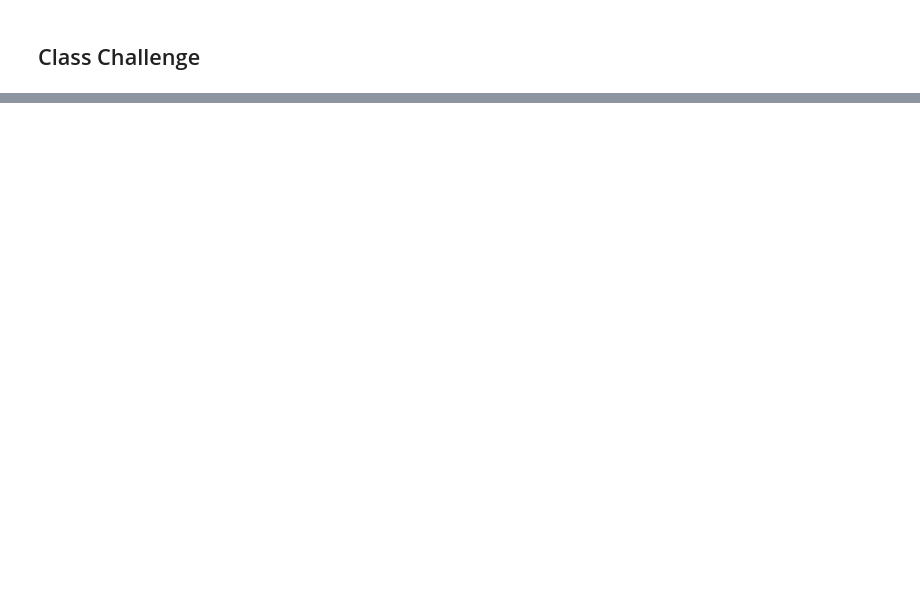
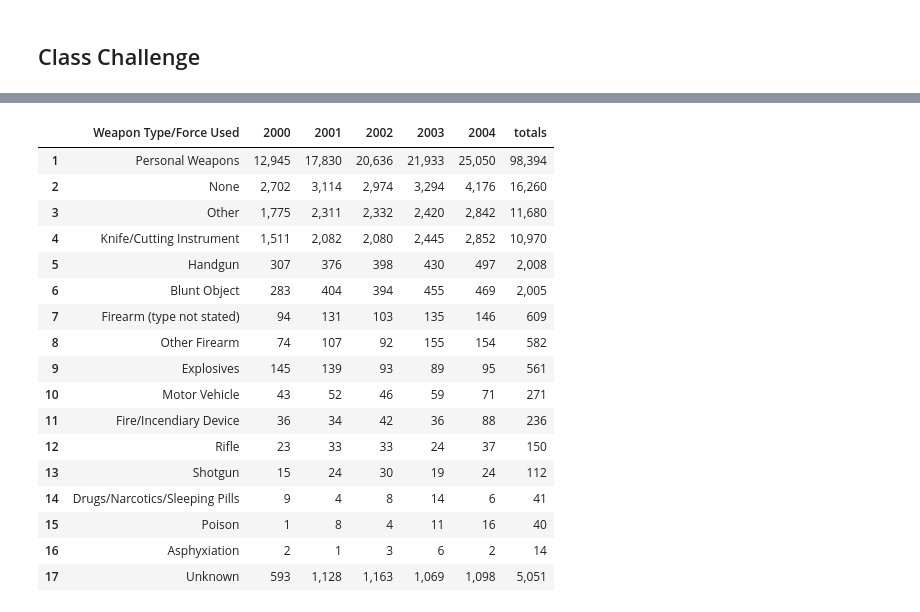
Before and after one commit to sandeepmj/2023-practical-python, a Jupyter notebook: Demos/wk-13-regex-part-2-BLANK.ipynb, the cells around one changed output, grey strips where cells are left out. Saved outputs shown, nothing was run; the diff lists cells and outputs as text; code cells hidden in the pictures; blank space fills up the shorter version.

```diff
--- a/Demos/wk-13-regex-part-2-BLANK.ipynb
+++ b/Demos/wk-13-regex-part-2-BLANK.ipynb
@@ -358,2 +664,14 @@ It should look something like this:
+# %%
+## Figure out pattern to find all values using regex.101
+## regex to find pattern:
+weapons_pat = re.compile(r'''^(?P<Weapons>\D+)
+                         (\d+[,\d{3}]*)\s ## 2020
+                         (\d+[,\d{3}]*)\s ## 2021
+                         (\d+[,\d{3}]*)\s
+                         (\d+[,\d{3}]*)\s
+                         (\d+[,\d{3}]*)\s
+                         (\w+[,\d{3}]*)''', flags = re.M | re.X)
 # %%
 ## run regex to find all occurences
+data = weapons_pat.findall(weapons_text)
+data
@@ -360,2 +696,4 @@ It should look something like this:
 # %%
 ## turn into df
+df = pd.DataFrame(data)
+df
@@ -362,6 +729,29 @@ It should look something like this:
 # %%
 ## designate column headers
 ## Assign correct headers to columns
+col_headers = df.iloc[0]
 # %%
 ## Recreate the df but from row 1 onward
 ## name the column headers
+df = df[1:]
+df.columns = col_headers
+df
+# %% [output]
+|  | Weapon Type/Force Used | 2000 | 2001 | 2002 | 2003 | 2004 | totals |
+| 1 | Personal Weapons | 12,945 | 17,830 | 20,636 | 21,933 | 25,050 | 98,394 |
+| 2 | None | 2,702 | 3,114 | 2,974 | 3,294 | 4,176 | 16,260 |
+| 3 | Other | 1,775 | 2,311 | 2,332 | 2,420 | 2,842 | 11,680 |
+| 4 | Knife/Cutting Instrument | 1,511 | 2,082 | 2,080 | 2,445 | 2,852 | 10,970 |
+| 5 | Handgun | 307 | 376 | 398 | 430 | 497 | 2,008 |
+| 6 | Blunt Object | 283 | 404 | 394 | 455 | 469 | 2,005 |
+| 7 | Firearm (type not stated) | 94 | 131 | 103 | 135 | 146 | 609 |
+| 8 | Other Firearm | 74 | 107 | 92 | 155 | 154 | 582 |
+| 9 | Explosives | 145 | 139 | 93 | 89 | 95 | 561 |
+| 10 | Motor Vehicle | 43 | 52 | 46 | 59 | 71 | 271 |
+| 11 | Fire/Incendiary Device | 36 | 34 | 42 | 36 | 88 | 236 |
+| 12 | Rifle | 23 | 33 | 33 | 24 | 37 | 150 |
+| 13 | Shotgun | 15 | 24 | 30 | 19 | 24 | 112 |
+| 14 | Drugs/Narcotics/Sleeping Pills | 9 | 4 | 8 | 14 | 6 | 41 |
+| 15 | Poison | 1 | 8 | 4 | 11 | 16 | 40 |
+| 16 | Asphyxiation | 2 | 1 | 3 | 6 | 2 | 14 |
+| 17 | Unknown | 593 | 1,128 | 1,163 | 1,069 | 1,098 | 5,051 |
```
Also changed, not shown: parts of 76 cells of this notebook, 1 other file.
